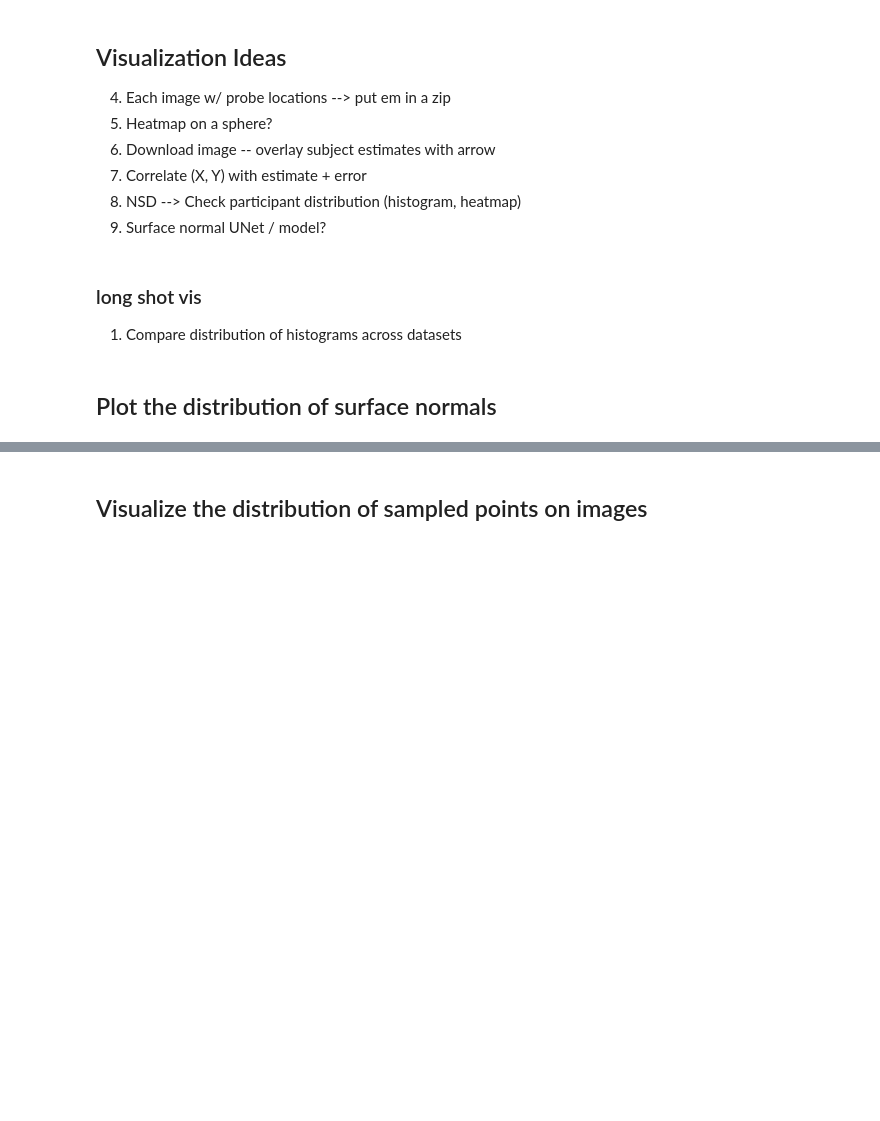
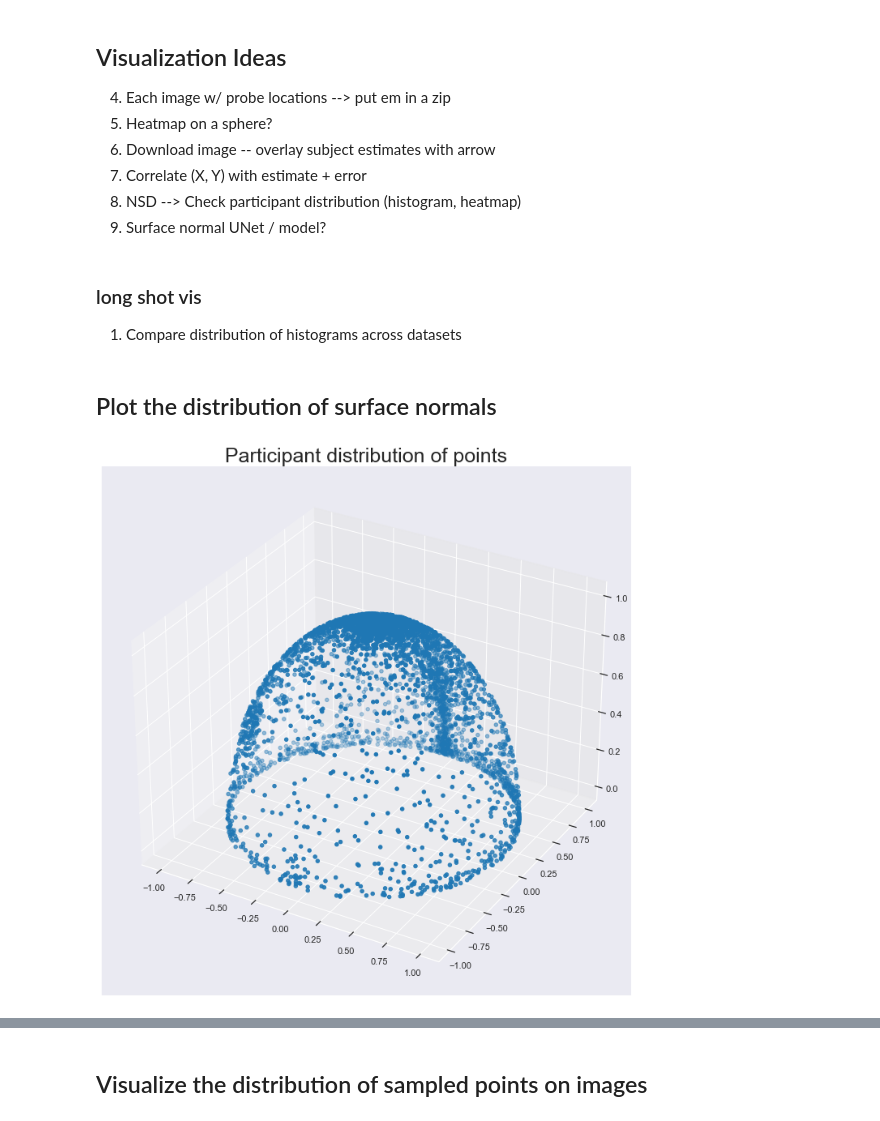
Before and after one commit to yifr/mlve, a Jupyter notebook: analysis/surface_normals_analysis.ipynb, the cells around one changed output, grey strips where cells are left out. Saved outputs shown, nothing was run; the diff lists cells and outputs as text; code cells hidden in the pictures; blank space fills up the shorter version.

```diff
--- a/analysis/surface_normals_analysis.ipynb
+++ b/analysis/surface_normals_analysis.ipynb
@@ -286,0 +491,23 @@ if experimentName != "nsd_surface-normals":
+# %%
+if experimentName != "nsd_surface-normals":
+
+    fig = plt.figure(figsize=(16,12))
+    ax1 = fig.add_subplot( 1, 2, 1, projection='3d')
+    ax2 = fig.add_subplot( 1, 2, 2, projection='3d')
+
+    ax1.set_title("True distribution of points", fontsize=25)
+    ax2.set_title("Participant distribution of points", fontsize=25)
+    ax1.scatter(true_directions[:, 0], true_directions[:, 1], true_directions[:, 2])
+    ax2.scatter(indicator_directions[:, 0], indicator_directions[:, 1], indicator_directions[:, 2])
+
+    angle = 45
+    degrees = 30
+    ax1.view_init(degrees, angle)
+    ax2.view_init(degrees, angle)
+else:
+    fig = plt.figure(figsize=(16,12))
+    ax1 = fig.add_subplot( 1, 1, 1, projection='3d')
+    ax1.set_title("Participant distribution of points", fontsize=25)
+    ax1.scatter(indicator_directions[:, 0], indicator_directions[:, 1], indicator_directions[:, 2])
+# %% [output]
+[figure, added]
```
Also changed, not shown: parts of 31 cells of this notebook, 11 other files.
